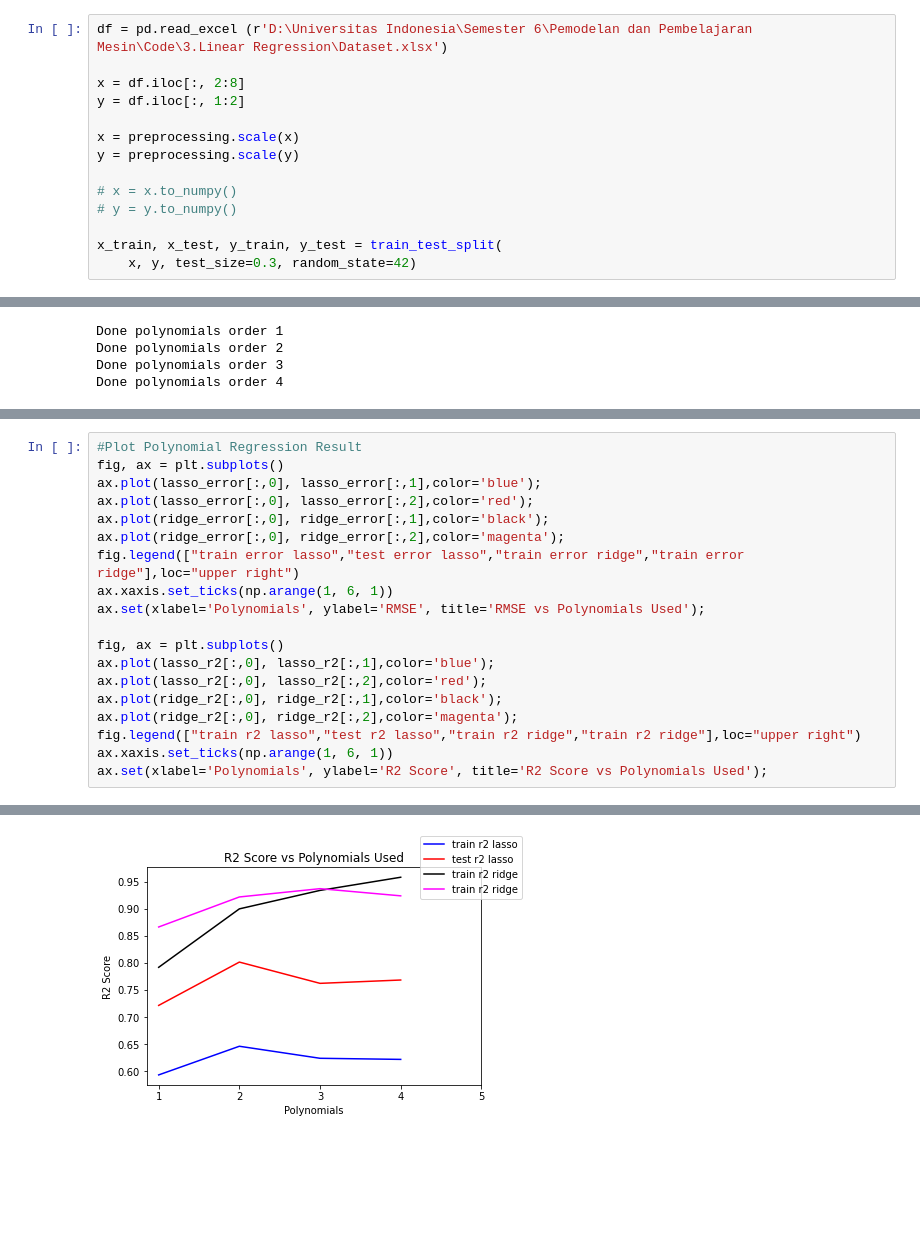
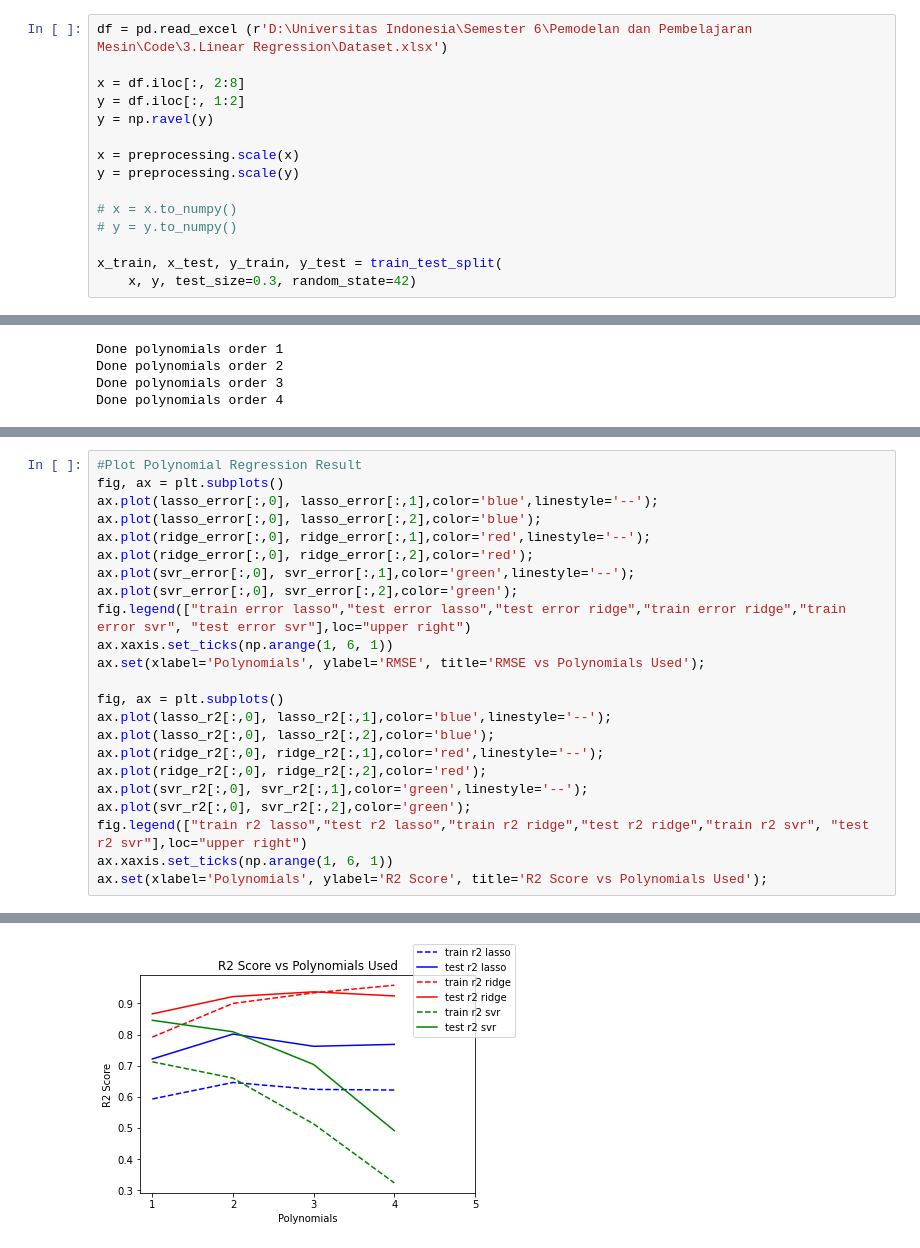
Before and after one commit to hnslmp/machine_learning_ui, a Jupyter notebook: 3.Linear Regression/Linear_Regression.ipynb, the cells around one changed output, grey strips where cells are left out. Drawn from its saved outputs; the diff is of its cells as text; blank space fills up the shorter version.

```diff
--- a/3.Linear Regression/Linear_Regression.ipynb
+++ b/3.Linear Regression/Linear_Regression.ipynb
@@ -11,6 +11,7 @@ df = pd.read_excel (r'D:\Universitas Indonesia\Semester 6\Pemodelan dan Pembelaj
 
 x = df.iloc[:, 2:8]
 y = df.iloc[:, 1:2]
+y = np.ravel(y)
 
 x = preprocessing.scale(x)
 y = preprocessing.scale(y)
@@ -202,20 +244,24 @@ Done polynomials order 4
 # %%
 #Plot Polynomial Regression Result
 fig, ax = plt.subplots()
-ax.plot(lasso_error[:,0], lasso_error[:,1],color='blue');
-ax.plot(lasso_error[:,0], lasso_error[:,2],color='red');
-ax.plot(ridge_error[:,0], ridge_error[:,1],color='black');
-ax.plot(ridge_error[:,0], ridge_error[:,2],color='magenta');
-fig.legend(["train error lasso","test error lasso","train error ridge","train error ridge"],loc="upper right")
+ax.plot(lasso_error[:,0], lasso_error[:,1],color='blue',linestyle='--');
+ax.plot(lasso_error[:,0], lasso_error[:,2],color='blue');
+ax.plot(ridge_error[:,0], ridge_error[:,1],color='red',linestyle='--');
+ax.plot(ridge_error[:,0], ridge_error[:,2],color='red');
+ax.plot(svr_error[:,0], svr_error[:,1],color='green',linestyle='--');
+ax.plot(svr_error[:,0], svr_error[:,2],color='green');
+fig.legend(["train error lasso","test error lasso","test error ridge","train error ridge","train error svr", "test error svr"],loc="upper right")
 ax.xaxis.set_ticks(np.arange(1, 6, 1))
 ax.set(xlabel='Polynomials', ylabel='RMSE', title='RMSE vs Polynomials Used');
 
 fig, ax = plt.subplots()
-ax.plot(lasso_r2[:,0], lasso_r2[:,1],color='blue');
-ax.plot(lasso_r2[:,0], lasso_r2[:,2],color='red');
-ax.plot(ridge_r2[:,0], ridge_r2[:,1],color='black');
-ax.plot(ridge_r2[:,0], ridge_r2[:,2],color='magenta');
-fig.legend(["train r2 lasso","test r2 lasso","train r2 ridge","train r2 ridge"],loc="upper right")
+ax.plot(lasso_r2[:,0], lasso_r2[:,1],color='blue',linestyle='--');
+ax.plot(lasso_r2[:,0], lasso_r2[:,2],color='blue');
+ax.plot(ridge_r2[:,0], ridge_r2[:,1],color='red',linestyle='--');
+ax.plot(ridge_r2[:,0], ridge_r2[:,2],color='red');
+ax.plot(svr_r2[:,0], svr_r2[:,1],color='green',linestyle='--');
+ax.plot(svr_r2[:,0], svr_r2[:,2],color='green');
+fig.legend(["train r2 lasso","test r2 lasso","train r2 ridge","test r2 ridge","train r2 svr", "test r2 svr"],loc="upper right")
 ax.xaxis.set_ticks(np.arange(1, 6, 1))
 ax.set(xlabel='Polynomials', ylabel='R2 Score', title='R2 Score vs Polynomials Used');
 # %% [output]
@@ -223 +269 @@ ax.set(xlabel='Polynomials', ylabel='R2 Score', title='R2 Score vs Polynomials U
-[figure, old version]
+[figure, new version]
```
Also changed, not shown: parts of 6 cells of this notebook.
